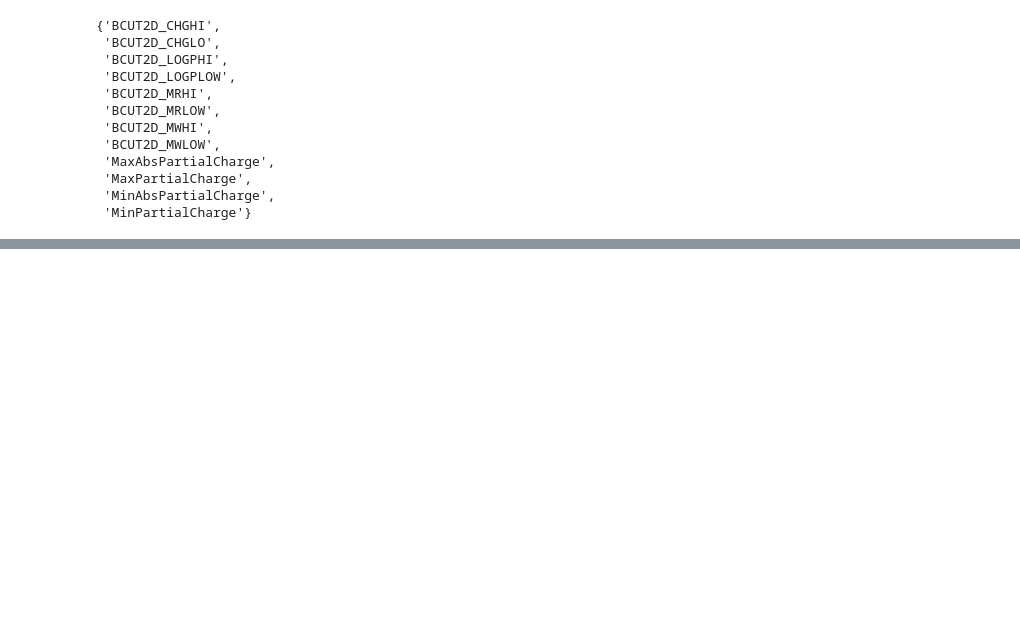
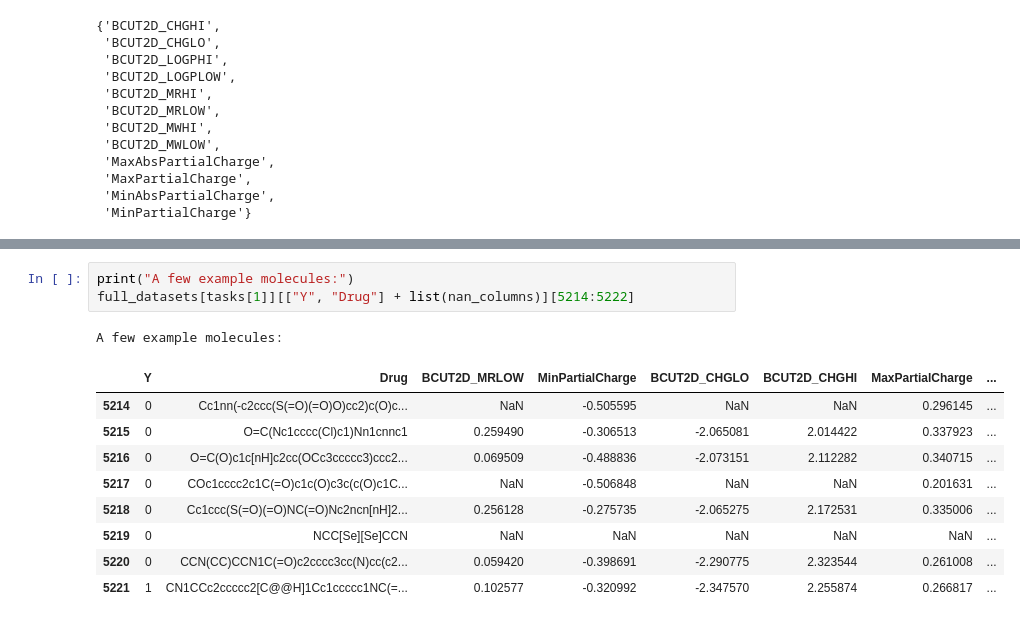
Before and after one commit to JonnaMat/CYP-inhibition, a Jupyter notebook: src/descriptors.ipynb, the cells around one changed output, grey strips where cells are left out. Saved outputs shown, nothing was run; the diff lists cells and outputs as text; blank space fills up the shorter version.

```diff
--- a/src/descriptors_nan.ipynb
+++ b/src/descriptors.ipynb
@@ -62,0 +95,14 @@ RDKit descriptors with NaN values:
+# %%
+print("A few example molecules:")
+full_datasets[tasks[1]][["Y", "Drug"] + list(nan_columns)][5214:5222]
+# %% [output]
+A few example molecules:
+|  | Y | Drug | BCUT2D_MRLOW | MinPartialCharge | BCUT2D_CHGLO | BCUT2D_CHGHI | MaxPartialCharge | ... |
+| 5214 | 0 | Cc1nn(-c2ccc(S(=O)(=O)O)cc2)c(O)c... | NaN | -0.505595 | NaN | NaN | 0.296145 | ... |
+| 5215 | 0 | O=C(Nc1cccc(Cl)c1)Nn1cnnc1 | 0.259490 | -0.306513 | -2.065081 | 2.014422 | 0.337923 | ... |
+| 5216 | 0 | O=C(O)c1c[nH]c2cc(OCc3ccccc3)ccc2... | 0.069509 | -0.488836 | -2.073151 | 2.112282 | 0.340715 | ... |
+| 5217 | 0 | COc1cccc2c1C(=O)c1c(O)c3c(c(O)c1C... | NaN | -0.506848 | NaN | NaN | 0.201631 | ... |
+| 5218 | 0 | Cc1ccc(S(=O)(=O)NC(=O)Nc2ncn[nH]2... | 0.256128 | -0.275735 | -2.065275 | 2.172531 | 0.335006 | ... |
+| 5219 | 0 | NCC[Se][Se]CCN | NaN | NaN | NaN | NaN | NaN | ... |
+| 5220 | 0 | CCN(CC)CCN1C(=O)c2cccc3cc(N)cc(c2... | 0.059420 | -0.398691 | -2.290775 | 2.323544 | 0.261008 | ... |
+| 5221 | 1 | CN1CCc2ccccc2[C@@H]1Cc1ccccc1NC(=... | 0.102577 | -0.320992 | -2.347570 | 2.255874 | 0.266817 | ... |
```
Also changed, not shown: parts of 3 cells of this notebook, 1 other file.
